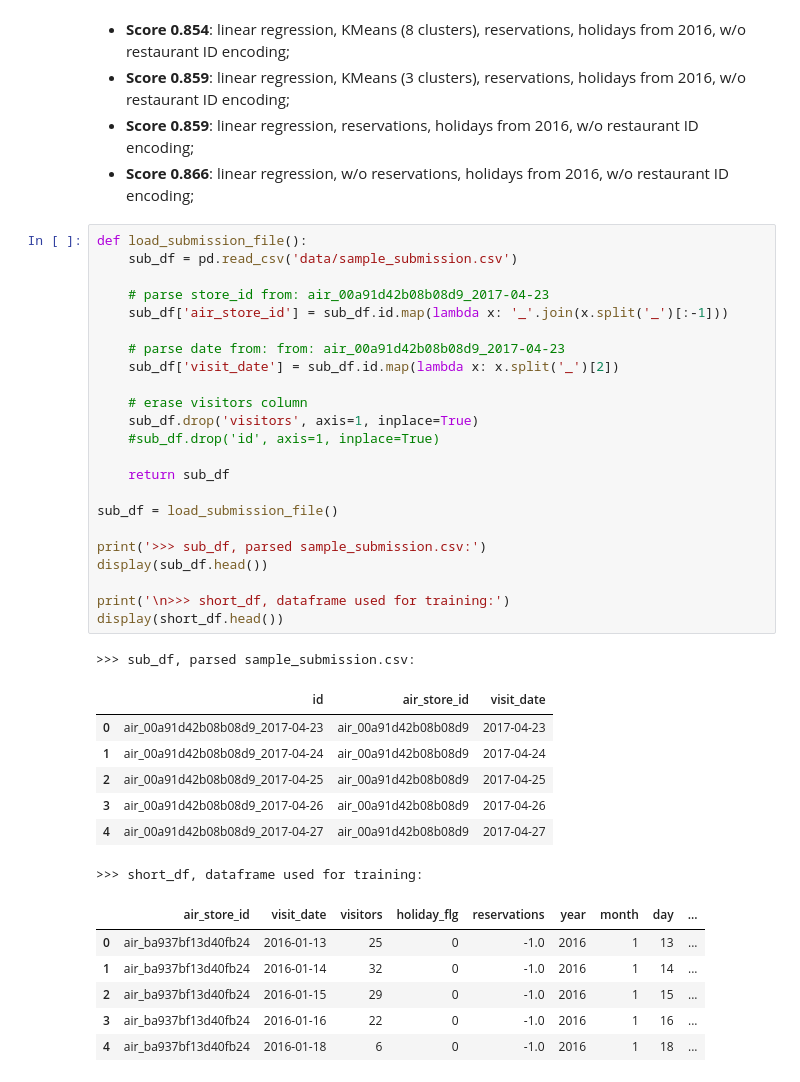
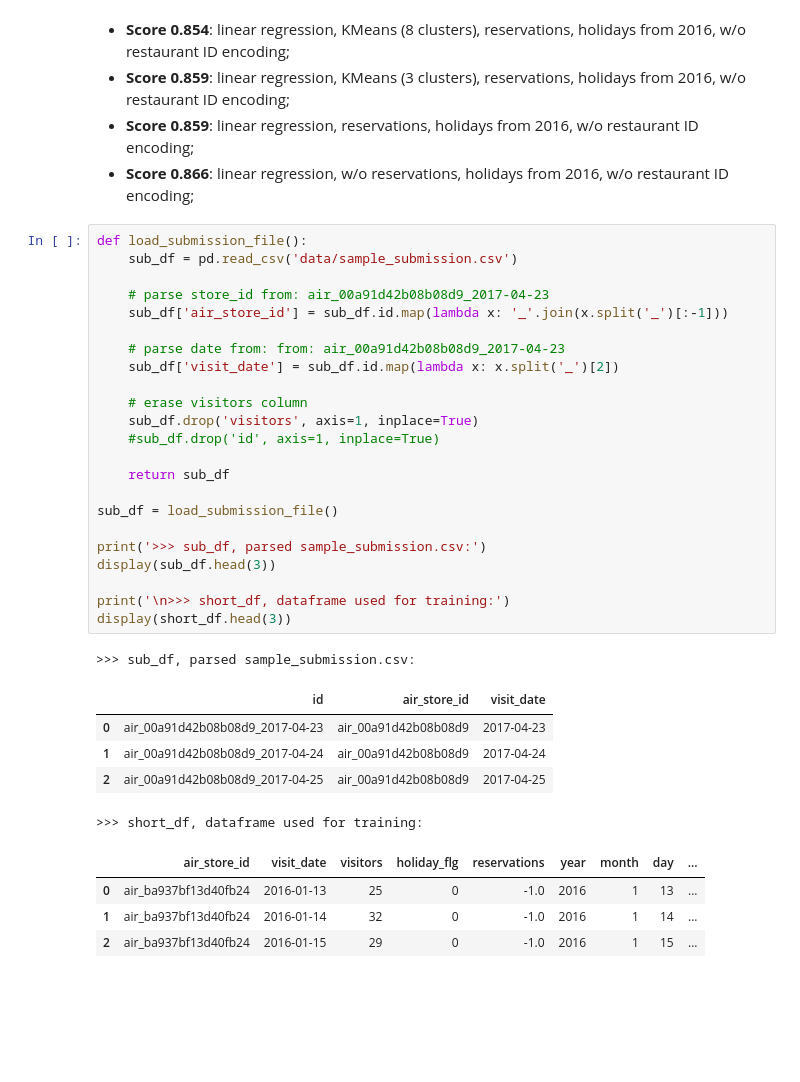
Before and after one commit to karlphillip/DataScience, a Jupyter notebook: Capstone Project1/3_regression.ipynb, the cells around one changed output. Drawn from its saved outputs; the diff is of its cells as text; blank space fills up the shorter version.

```diff
--- a/Capstone Project1/3_regression.ipynb
+++ b/Capstone Project1/3_regression.ipynb
@@ -519,39 +517,35 @@ def load_submission_file():
     sub_df = pd.read_csv('data/sample_submission.csv')
 
     # parse store_id from: air_00a91d42b08b08d9_2017-04-23
     sub_df['air_store_id'] = sub_df.id.map(lambda x: '_'.join(x.split('_')[:-1]))
 
     # parse date from: from: air_00a91d42b08b08d9_2017-04-23
     sub_df['visit_date'] = sub_df.id.map(lambda x: x.split('_')[2])
 
     # erase visitors column
     sub_df.drop('visitors', axis=1, inplace=True)
     #sub_df.drop('id', axis=1, inplace=True)
 
     return sub_df
 
 sub_df = load_submission_file()
 
 print('>>> sub_df, parsed sample_submission.csv:')
-display(sub_df.head())
+display(sub_df.head(3))
 
 print('\n>>> short_df, dataframe used for training:')
-display(short_df.head())
+display(short_df.head(3))
 # %% [output]
 >>> sub_df, parsed sample_submission.csv:
 |  | id | air_store_id | visit_date |
 | 0 | air_00a91d42b08b08d9_2017-04-23 | air_00a91d42b08b08d9 | 2017-04-23 |
 | 1 | air_00a91d42b08b08d9_2017-04-24 | air_00a91d42b08b08d9 | 2017-04-24 |
 | 2 | air_00a91d42b08b08d9_2017-04-25 | air_00a91d42b08b08d9 | 2017-04-25 |
-| 3 | air_00a91d42b08b08d9_2017-04-26 | air_00a91d42b08b08d9 | 2017-04-26 |
-| 4 | air_00a91d42b08b08d9_2017-04-27 | air_00a91d42b08b08d9 | 2017-04-27 |
 >>> short_df, dataframe used for training:
 |  | air_store_id | visit_date | visitors | holiday_flg | reservations | year | month | day | ... |
 | 0 | air_ba937bf13d40fb24 | 2016-01-13 | 25 | 0 | -1.0 | 2016 | 1 | 13 | ... |
 | 1 | air_ba937bf13d40fb24 | 2016-01-14 | 32 | 0 | -1.0 | 2016 | 1 | 14 | ... |
 | 2 | air_ba937bf13d40fb24 | 2016-01-15 | 29 | 0 | -1.0 | 2016 | 1 | 15 | ... |
-| 3 | air_ba937bf13d40fb24 | 2016-01-16 | 22 | 0 | -1.0 | 2016 | 1 | 16 | ... |
-| 4 | air_ba937bf13d40fb24 | 2016-01-18 | 6 | 0 | -1.0 | 2016 | 1 | 18 | ... |
 # %%
 ###
 # 1. Load data from sample_submissions.csv
```
Also changed, not shown: parts of 15 cells of this notebook.
